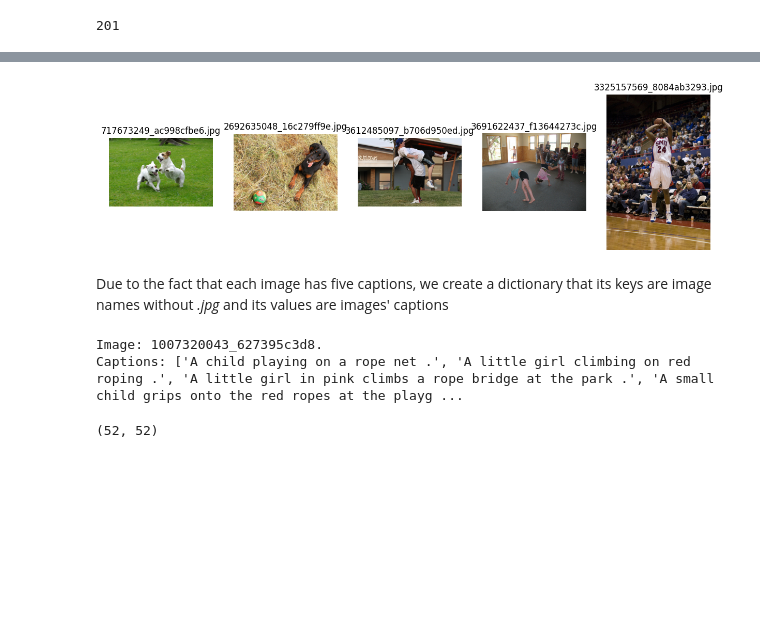
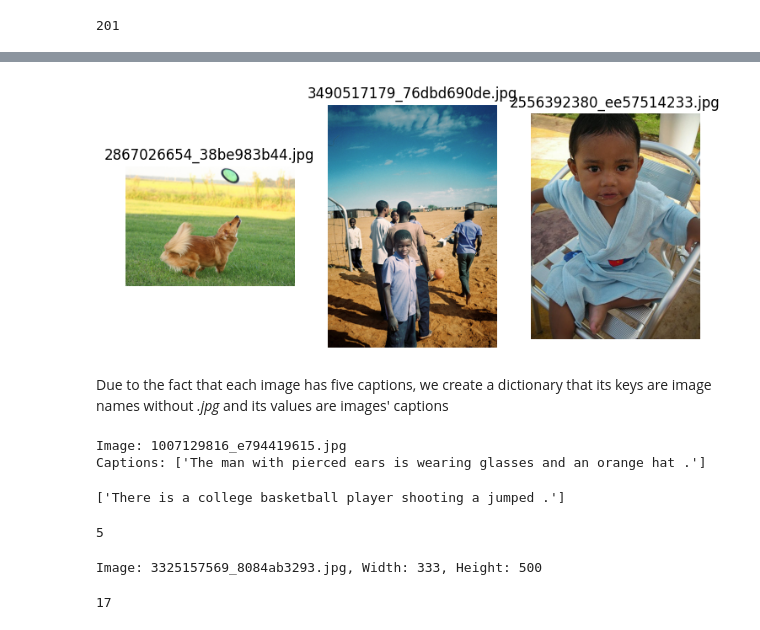
Before and after one commit to mahdisabetkish/Vision2Words, a Jupyter notebook: Flicker8k.ipynb, the cells around one changed output, grey strips where cells are left out. Cells and saved outputs as stored; diff of their text form; code cells hidden in the pictures; blank space fills up the shorter version.

```diff
--- a/Flicker8k.ipynb
+++ b/Flicker8k.ipynb
@@ -52,9 +52,9 @@ image_id = []
 for line in lines[1:]: # Skip the first line (header)
     # Split the line into image filename and caption
     if '\n' in line:
-     caption = line.strip().split('.jpg,')  # Split on the tab character
+     caption = line.strip().split('.jpg,')
      captions.append(caption[1])
-     image_id.append(caption[0])
+     image_id.append(caption[0]+ '.jpg')
 
 
 
@@ -78,7 +79,7 @@ max([len(captions[ix]) for ix in range(len(captions))]) # 201
 set('ab') | set('bc')
 vocab= set('')
 for i in range(len(captions)):
-  vocab = vocab |(set(captions[i]))
+  vocab = vocab | set(captions[i])
 
 len(vocab) # 77 chars
 
@@ -104,22 +105,22 @@ Sample images: ['1527297882_dededc7891.jpg', '3560081723_62da0035bd.jpg']
 # %%
 import matplotlib.pyplot as plt
 from PIL import Image
 
 num_images = 5
 plt.figure(figsize=(15, 10))
 
-for i, img_file in enumerate(image_files[7:12]): # image number 5 to 12
+for i, img_file in enumerate(image_files[7:10]): # image number 5 to 10
     img_path = os.path.join(image_dir, img_file)
     img = Image.open(img_path)
 
     plt.subplot(1, num_images, i + 1)  # Create a grid: 1 row, num_images columns
     plt.imshow(img)
     plt.axis('off')
     plt.title(img_file)
 
 plt.show()
 # %% [output]
-[figure, old version]
+[figure, new version]
 # %% [markdown]
 Due to the fact that each image has five captions, we create a dictionary that its keys are image names without *.jpg* and its values are images' captions
 # %%
@@ -133,28 +134,57 @@ with open(captions_file, 'r') as f:
 
 
 for line in lines[1:]:
-    img_name, caption = line.strip().split('jpg,')
+    img_name, caption = line.strip().split('.jpg,')
 
     # If the image name is already in the dictionary, append the caption
     if img_name in image_to_captions:
-        image_to_captions[img_name].append(caption)
+        image_to_captions[img_name + '.jpg'].append(caption)
     else:
         # Otherwise, initialize a new list for this image
-        image_to_captions[img_name] = [caption]
+        image_to_captions[img_name + '.jpg'] = [caption]
 
 
-sample_image = list(image_to_captions.keys())[5]
+sample_image = list(image_to_captions.keys())[4]
 print(f"Image: {sample_image}")
 print("Captions:", image_to_captions[sample_image])
 # %% [output]
-Image: 1007320043_627395c3d8.
-Captions: ['A child playing on a rope net .', 'A little girl climbing on red roping .', 'A little girl in pink climbs a rope bridge at the park .', 'A small child grips onto the red ropes at the playg ...
+Image: 1007129816_e794419615.jpg
+Captions: ['The man with pierced ears is wearing glasses and an orange hat .']
 # %%
-type(image_to_captions['1527297882_dededc7891.']) # -----> List
+type(image_to_captions['1527297882_dededc7891.jpg']) # -----> List with len 5
 # It is worth noting that all IDs end with '.'
-image_to_captions['3325157569_8084ab3293.']
+image_to_captions['3325157569_8084ab3293.jpg']
+# %% [output]
+['There is a college basketball player shooting a jumped .']
 # %%
 encod(captions[2])
 len(captions[3]), len(encod(captions[3]))
+len(image_to_captions['3325157569_8084ab3293.'])
 # %% [output]
-(52, 52)
+5
+# %%
+from PIL import Image
+import os
+
+image_dir = "/content/flickr8k/Images"
+
+image_file = "3325157569_8084ab3293.jpg"
+image_path = os.path.join(image_dir, image_file)
+
+# Open the image
+image = Image.open(image_path)
+
+# Get image size
+width, height = image.size
+print(f"Image: {image_file}, Width: {width}, Height: {height}")
+# type(os.listdir(image_dir))
+
+import numpy as np
+a = np.array(image)
+
+# print(a)
+a.shape #----->(500,333,3)
+a[0][0][0]
+# %% [output]
+Image: 3325157569_8084ab3293.jpg, Width: 333, Height: 500
+17
```
Also changed, not shown: parts of 8 cells of this notebook.
